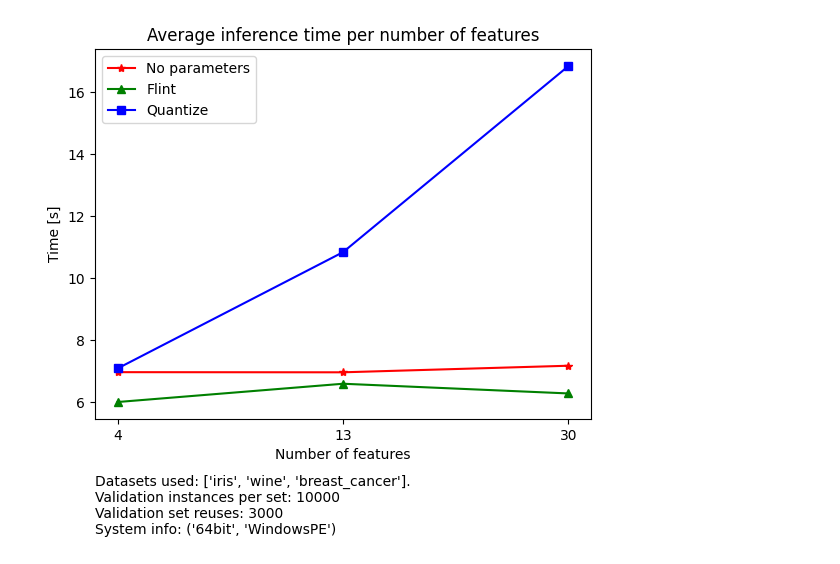
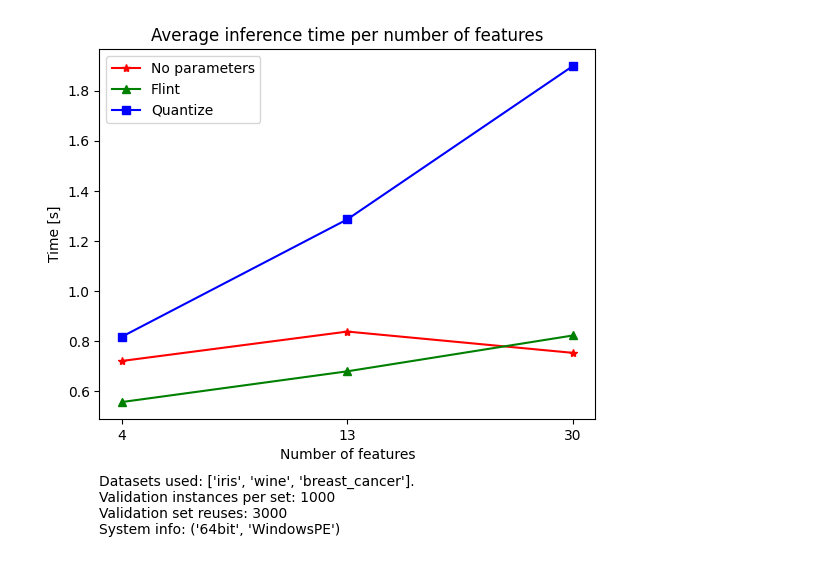
Before and after one commit to Kolcenter/speedTest2, a Jupyter notebook: speedTest2.ipynb, the cells around one changed output. Drawn from its saved outputs; the diff is of its cells as text; code cells hidden in the pictures.

```diff
--- a/speedTest2.ipynb
+++ b/speedTest2.ipynb
@@ -47,7 +46,7 @@ int nr_treedepths = """+str(nr_treedepths)+""";
     """
     return a
 
-def mid_c_file_str(i, nr_results, resuses):
+def mid_c_file_str(i, nr_results, reuses):
     a = """
 //////////////////////////////////////////////
 
@@ -58,10 +57,10 @@ def mid_c_file_str(i, nr_results, resuses):
         }
         PredictFunction predict = (PredictFunction) GetProcAddress(hDLL, "predict");
         clock_t start = clock();
-        for (int z = 0; z < """+str(nr_validation_reuses)+"""; z++) {
+        for (int z = 0; z < """+str(reuses)+"""; z++) {
             for (int j = 0; j < sizeof(validation_instances"""+str(i)+""")/sizeof(validation_instances"""+str(i)+"""[0]); j++) {
                 float result["""+str(nr_results)+"""]={0.0f};
-                predict(validation_instances"""+str(i)+"""[i], 0, &result);
+                predict(validation_instances"""+str(i)+"""[j], 0, &result);
             }
         }
         FreeLibrary(hDLL);
@@ -110,9 +109,10 @@ def run_exe_file(exe_file_path):
         print("Execution failed.")
 
 
-nr_instances_validation = 10000
+nr_instances_validation = 1000
 toy_datasets = [datasets.load_iris, datasets.load_wine, datasets.load_breast_cancer]
 tree_depths = [1, 5, 10]
+nr_root_nodes = 20
 
 header_file_str = r'const char *dll_paths[] = {'
 c_file_str = beg_c_file_str(len(toy_datasets), len(tree_depths))
@@ -130,7 +130,7 @@ for i, dataset in enumerate(toy_datasets):
         X, y = dataset(return_X_y=True)
         dtrain = xgb.DMatrix(X, label=y)
         params = {"max_depth": depth, "eta": 0.1, "objective": "multi:softprob", "eval_metric": "mlogloss", "num_class": 3}
-        bst = xgb.train(params, dtrain, num_boost_round=20, evals=[(dtrain, 'train')])
+        bst = xgb.train(params, dtrain, num_boost_round=nr_root_nodes, evals=[(dtrain, 'train')])
         model = treelite.Model.from_xgboost(bst)
 
         path_no_param = "./Trees/model"+str(i)+"N"+str(depth)
@@ -293,34 +329,34 @@ times_per_nr_features= []
 
 indices = sorted(range(len(nr_features)), key=nr_features.__getitem__)
 sorted_nr_features = sorted(nr_features)
 
 dataset_names = [func.__name__.replace('datasets.', '') for func in toy_datasets]
 for i in range(len(dataset_names)):
     dataset_names[i] = dataset_names[i].replace('load_', '')
 
-times_no_parameters = [[np.mean(times[i*len(tree_depths)*3:i*len(tree_depths)*3+len(tree_depths)*3:3]) for i in range(len(tree_depths))][j] for j in indices]
-times_flint = [[np.mean(times[i*len(tree_depths)*3+1:i*len(tree_depths)*3+len(tree_depths)*3+1:3]) for i in range(len(tree_depths))][j] for j in indices]
-times_quantize = [[np.mean(times[i*len(tree_depths)*3+2:i*len(tree_depths)*3+len(tree_depths)*3+2:3]) for i in range(len(tree_depths))][j] for j in indices]
+times_no_parameters = [[np.mean(times[i*len(tree_depths)*3:i*len(tree_depths)*3+len(tree_depths)*3:3]) for i in range(len(toy_datasets))][j] for j in indices]
+times_flint = [[np.mean(times[i*len(tree_depths)*3+1:i*len(tree_depths)*3+len(tree_depths)*3+1:3]) for i in range(len(toy_datasets))][j] for j in indices]
+times_quantize = [[np.mean(times[i*len(tree_depths)*3+2:i*len(tree_depths)*3+len(tree_depths)*3+2:3]) for i in range(len(toy_datasets))][j] for j in indices]
 
 
 
 # Create the line plot for each group with different colors
 plt.plot(range(len(sorted_nr_features)), times_no_parameters, color='red', marker='*', label='No parameters')
 plt.plot(range(len(sorted_nr_features)), times_flint, color='green', marker='^', label='Flint')
 plt.plot(range(len(sorted_nr_features)), times_quantize, color='blue', marker='s', label='Quantize')
 
 # Set the x-tick labels to the values in tree_depths
 plt.xticks(range(len(sorted_nr_features)), sorted_nr_features)
 
 plt.xlabel('Number of features')
 plt.ylabel('Time [s]')
 plt.title('Average inference time per number of features')
 
 plt.text(0, -0.15, 'Datasets used: '+str(dataset_names)+'.\nValidation instances per set: '+str(nr_instances_validation)+'\nValidation set reuses: '+str(nr_validation_reuses)+'\nSystem info: '+str(architecture), ha='left', va='top', transform=plt.gca().transAxes)
 
 # Display the legend
 plt.legend()
 
 plt.show()
 # %% [output]
-[figure, old version]
+[figure, new version]
```
Also changed, not shown: parts of 5 cells of this notebook.
